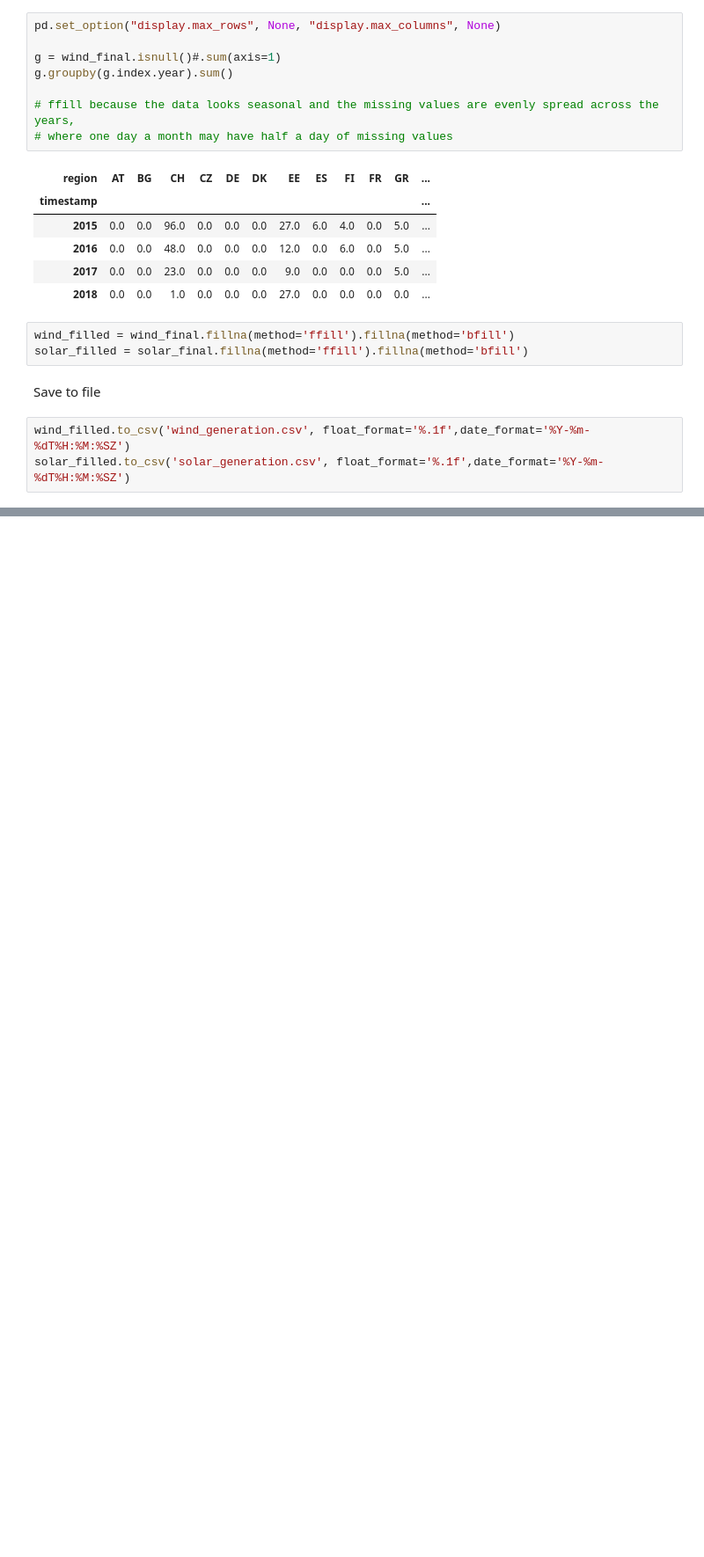
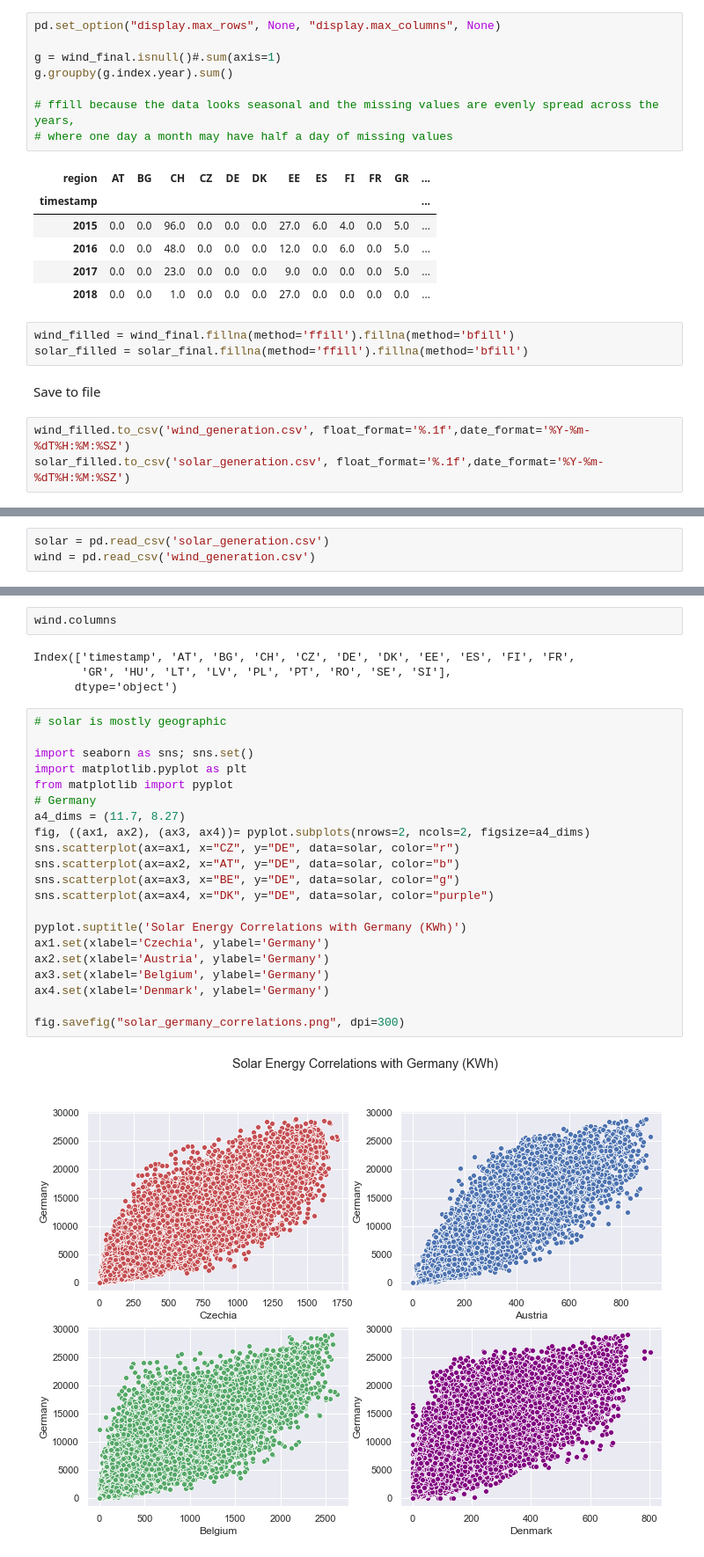
Before and after one commit to TTomilin/DataEng, a Jupyter notebook: python/Cleaning.ipynb, the cells around one changed output, grey strips where cells are left out. Shown at 88% size. Drawn from its saved outputs; the diff is of its cells as text; blank space fills up the shorter version.

Commit message:
now smaller time frame, 20 countries, and plots

```diff
--- a/python/Cleaning.ipynb
+++ b/python/Cleaning.ipynb
@@ -277,0 +268,3 @@ solar_filled.to_csv('solar_generation.csv', float_format='%.1f',date_format='%Y-
+# %%
+solar = pd.read_csv('solar_generation.csv')
+wind = pd.read_csv('wind_generation.csv')
@@ -277,0 +285,29 @@ solar_filled.to_csv('solar_generation.csv', float_format='%.1f',date_format='%Y-
+# %%
+wind.columns
+# %% [output]
+Index(['timestamp', 'AT', 'BG', 'CH', 'CZ', 'DE', 'DK', 'EE', 'ES', 'FI', 'FR',
+       'GR', 'HU', 'LT', 'LV', 'PL', 'PT', 'RO', 'SE', 'SI'],
+      dtype='object')
+# %%
+# solar is mostly geographic
+
+import seaborn as sns; sns.set()
+import matplotlib.pyplot as plt
+from matplotlib import pyplot
+# Germany
+a4_dims = (11.7, 8.27)
+fig, ((ax1, ax2), (ax3, ax4))= pyplot.subplots(nrows=2, ncols=2, figsize=a4_dims)
+sns.scatterplot(ax=ax1, x="CZ", y="DE", data=solar, color="r")
+sns.scatterplot(ax=ax2, x="AT", y="DE", data=solar, color="b")
+sns.scatterplot(ax=ax3, x="BE", y="DE", data=solar, color="g")
+sns.scatterplot(ax=ax4, x="DK", y="DE", data=solar, color="purple")
+
+pyplot.suptitle('Solar Energy Correlations with Germany (KWh)')
+ax1.set(xlabel='Czechia', ylabel='Germany')
+ax2.set(xlabel='Austria', ylabel='Germany')
+ax3.set(xlabel='Belgium', ylabel='Germany')
+ax4.set(xlabel='Denmark', ylabel='Germany')
+
+fig.savefig("solar_germany_correlations.png", dpi=300)
+# %% [output]
+[figure, added]
```
Also changed, not shown: parts of 13 cells of this notebook, 18 other files.
